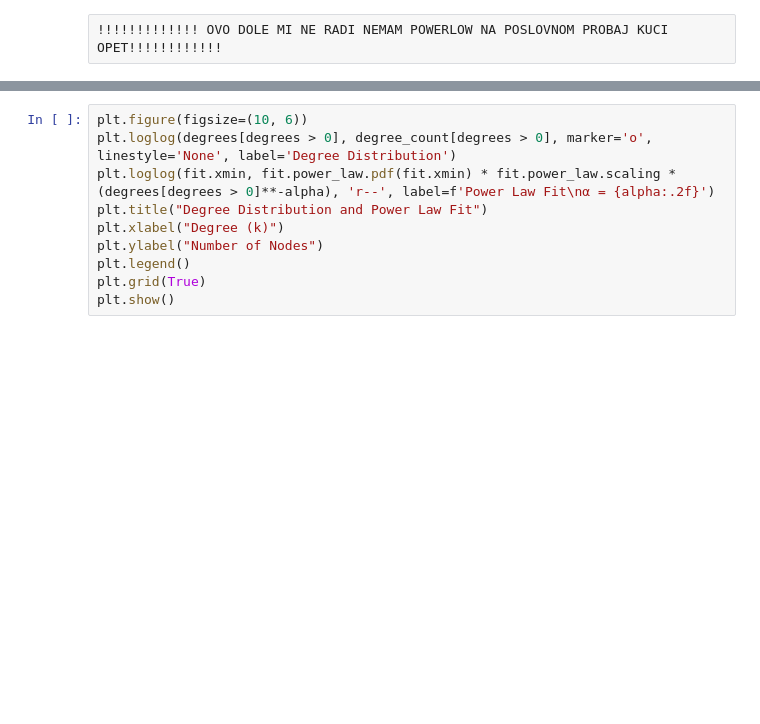
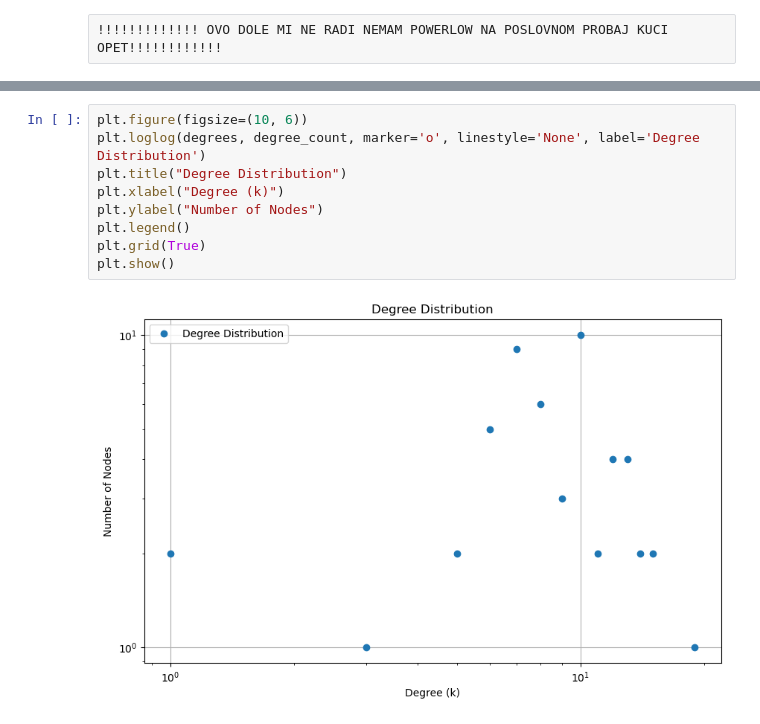
Before and after one commit to andrijanamikovic/Analiza-naucne-produkcije, a Jupyter notebook: creation_of_nm.ipynb, the cells around one changed output, grey strips where cells are left out. Drawn from its saved outputs; the diff is of its cells as text; blank space fills up the shorter version.

```diff
--- a/creation_of_nm.ipynb
+++ b/creation_of_nm.ipynb
@@ -296,10 +297,11 @@ ModuleNotFoundError: No module named 'powerlaw'
 # %%
 plt.figure(figsize=(10, 6))
-plt.loglog(degrees[degrees > 0], degree_count[degrees > 0], marker='o', linestyle='None', label='Degree Distribution')
-plt.loglog(fit.xmin, fit.power_law.pdf(fit.xmin) * fit.power_law.scaling * (degrees[degrees > 0]**-alpha), 'r--', label=f'Power Law Fit\nα = {alpha:.2f}')
-plt.title("Degree Distribution and Power Law Fit")
+plt.loglog(degrees, degree_count, marker='o', linestyle='None', label='Degree Distribution')
+plt.title("Degree Distribution")
 plt.xlabel("Degree (k)")
 plt.ylabel("Number of Nodes")
 plt.legend()
 plt.grid(True)
 plt.show()
+# %% [output]
+[figure, added]
```
Also changed, not shown: parts of 7 cells of this notebook, 5 other files.
